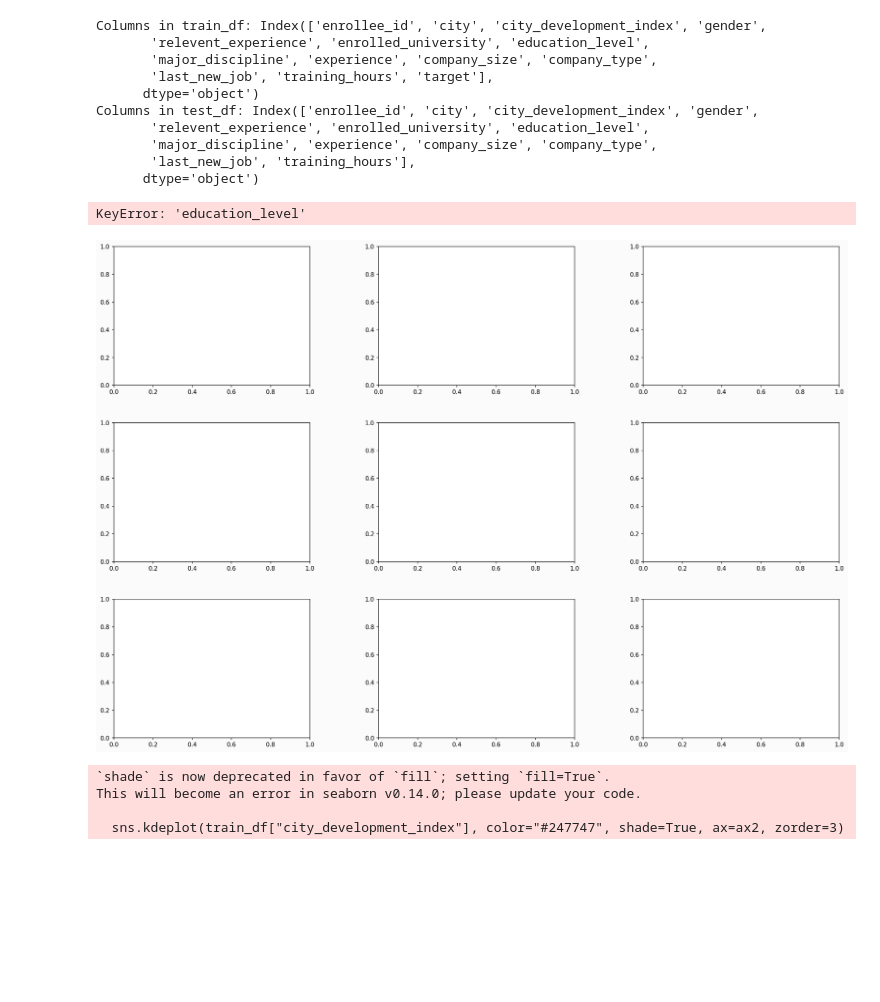
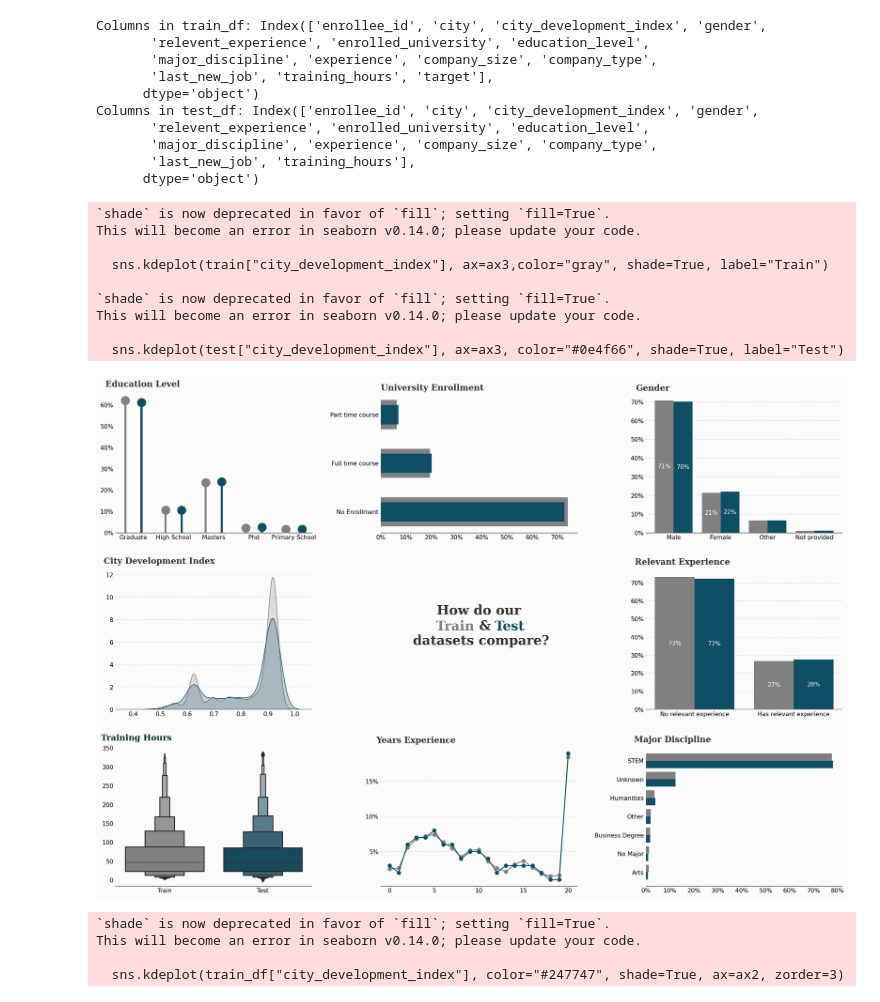
Before and after one commit to SNU-Fintech-6th/ML_project, a Jupyter notebook: HR Analysis.ipynb, the cells around one changed output. Drawn from its saved outputs; the diff is of its cells as text; code cells hidden in the pictures; blank space fills up the shorter version.

```diff
--- a/HR Analysis.ipynb
+++ b/HR Analysis.ipynb
@@ -226,11 +244,11 @@ ax8 = fig.add_subplot(gs[2, 2])
 
 # Ax0 - EDUCATION LEVEL
 train = pd.DataFrame(train_df["education_level"].value_counts())
-train["Percentage"] = train["count"].apply(lambda x: x/sum(train["education_level"])*100)
+train["Percentage"] = train["education_level"].apply(lambda x: x/sum(train["education_level"])*100)
 train = train.sort_index()
 
 test = pd.DataFrame(test_df["education_level"].value_counts())
-test["Percentage"] = test["count"].apply(lambda x: x/sum(test["education_level"])*100)
+test["Percentage"] = test["education_level"].apply(lambda x: x/sum(test["education_level"])*100)
 test = test.sort_index()
 
 ax0.bar(np.arange(len(train.index)), height=train["Percentage"], zorder=3, color="gray", width=0.05)
@@ -358,35 +376,43 @@ ax7.yaxis.set_major_locator(mtick.MultipleLocator(5))
 # Ax8 - MAJOR DISCIPLINE
 train = pd.DataFrame(train_df["major_discipline"].value_counts())
 train["Percentage"] = train["major_discipline"].apply(lambda x: x/sum(train["major_discipline"])*100)
 test = pd.DataFrame(test_df["major_discipline"].value_counts())
 test["Percentage"] = test["major_discipline"].apply(lambda x: x/sum(test["major_discipline"])*100)
 
 ax8.barh(np.arange(len(train.index)), train["Percentage"], zorder=3, color="gray", height=0.4)
 ax8.barh(np.arange(len(test.index))+0.4, test["Percentage"], zorder=3, color="#0e4f66", height=0.4)
 ax8.text(-5, -0.8, 'Major Discipline', fontsize=14, fontweight='bold', fontfamily='serif', color="#323232")
 ax8.xaxis.set_major_formatter(mtick.PercentFormatter())
 ax8.yaxis.set_major_locator(mtick.MultipleLocator(1))
 ax8.set_yticks(np.arange(len(test.index))+0.4 / 2)
 ax8.set_yticklabels(list(test.index))
 ax8.invert_yaxis()
 
 
 
 for i in range(0,9):
     locals()["ax"+str(i)].set_facecolor(background_color)
 
 for i in range(0,9):
     locals()["ax"+str(i)].tick_params(axis=u'both', which=u'both',length=0)
 
 
 for s in ["top","right","left"]:
     for i in range(0,9):
         locals()["ax"+str(i)].spines[s].set_visible(False)
 
 plt.show()
 # %% [output]
-KeyError: 'education_level'
+`shade` is now deprecated in favor of `fill`; setting `fill=True`.
+This will become an error in seaborn v0.14.0; please update your code.
+
+  sns.kdeplot(train["city_development_index"], ax=ax3,color="gray", shade=True, label="Train")
+
+`shade` is now deprecated in favor of `fill`; setting `fill=True`.
+This will become an error in seaborn v0.14.0; please update your code.
+
+  sns.kdeplot(test["city_development_index"], ax=ax3, color="#0e4f66", shade=True, label="Test")
-[figure, old version]
+[figure, new version]
 # %%
 color_palette=["gray","#0e4f66"]
 fig = plt.figure(figsize=(18,15), dpi=150)
```
Also changed, not shown: parts of 4 cells of this notebook.
